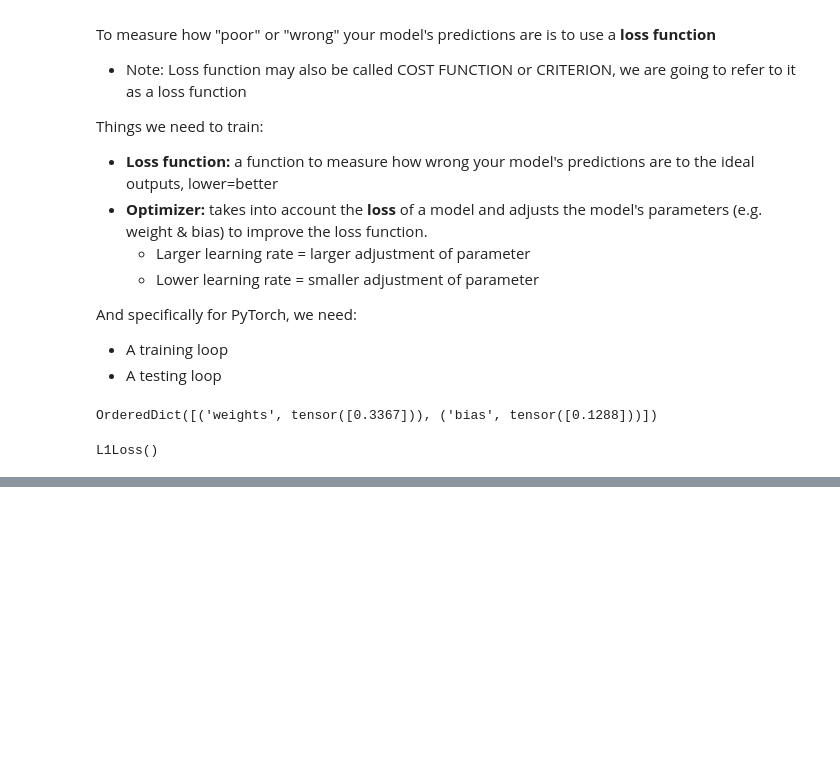
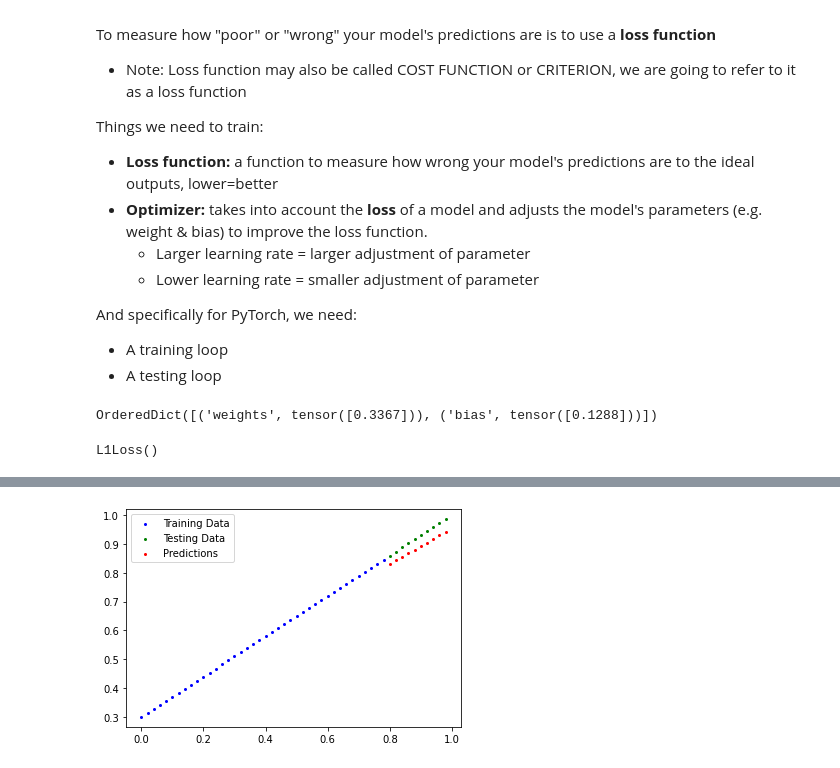
Before and after one commit to maronem/PyTorch, a Jupyter notebook: 01_pytorch_workflow_.ipynb, the cells around one changed output, grey strips where cells are left out. Saved outputs shown, nothing was run; the diff lists cells and outputs as text; code cells hidden in the pictures; blank space fills up the shorter version.

Commit message:
Ran training data through linear regression model for first time!

```diff
--- a/01_pytorch_workflow_.ipynb
+++ b/01_pytorch_workflow_.ipynb
@@ -326,0 +344,33 @@ L1Loss()
+# %%
+torch.manual_seed(42)
+
+# An epoch is one loop through the data... (this is a hyperparameter bc we set it ourselves)
+epochs = 100
+
+### Training
+# 0. Loop through the data for a number of epochs
+for epoch in range(epochs):
+  # Set the model to training mode:
+  model_0.train() #train mode in PyTorch sets all parameters that require gradients to require gradients
+
+  # 1. Forward pass - run training data through the forward() method in our model
+  y_pred = model_0(X_train)
+
+  # 2. Calculate the loss between the predictions from training set and the ideal values
+  loss = loss_fn(y_pred, y_train) # Our loss function is L1Loss() and calcs MAE
+  print(f"Loss: {loss}")
+
+  # 3. Set optimizer to zero_grad
+  optimizer.zero_grad() # resets the optimizer for backprop following each epoch, otherwise gradient will accumulate
+
+  # 4. Perform backpropagation on the loss with respect to the parameters of the model
+  loss.backward()
+
+  # 5. Step the optimizer (perform gradient descent)
+  optimizer.step() # by default how the optimizer changes the gradient will **accumulate** through the loop so... we ahve to zero them above in step 3 for the next iter of loop
+
+  ### Testing
+  model_0.eval() #turns off gradient tracking
+
+  # Print out model state_dict()
+  print(model_0.state_dict())
@@ -326,0 +395,3 @@ L1Loss()
+# %%
+with torch.inference_mode():
+  y_preds_new = model_0(X_test)
@@ -326,0 +411,4 @@ L1Loss()
+# %%
+plot_predictions(predictions=y_preds_new)
+# %% [output]
+[figure, added]
```
Also changed, not shown: parts of 7 cells of this notebook.
